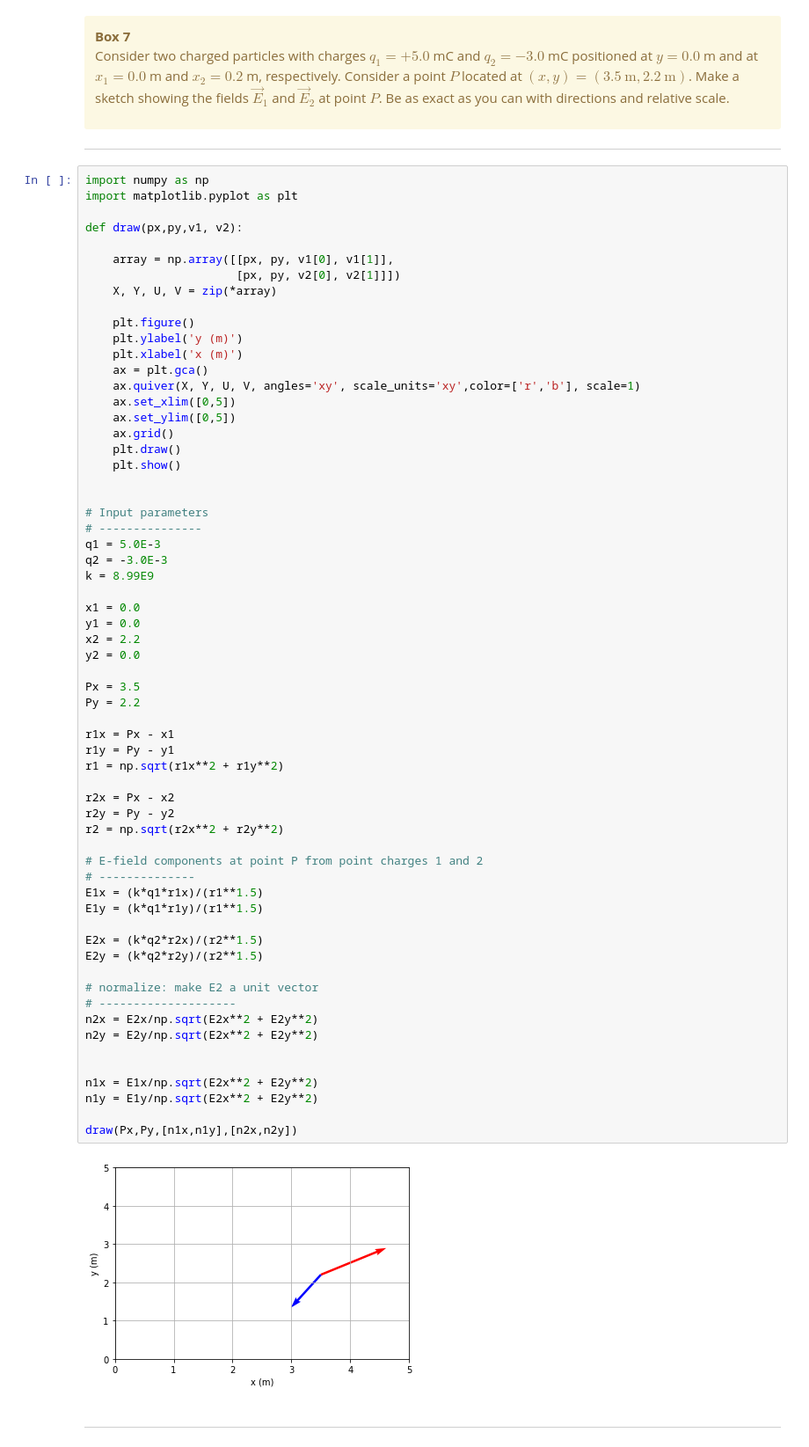
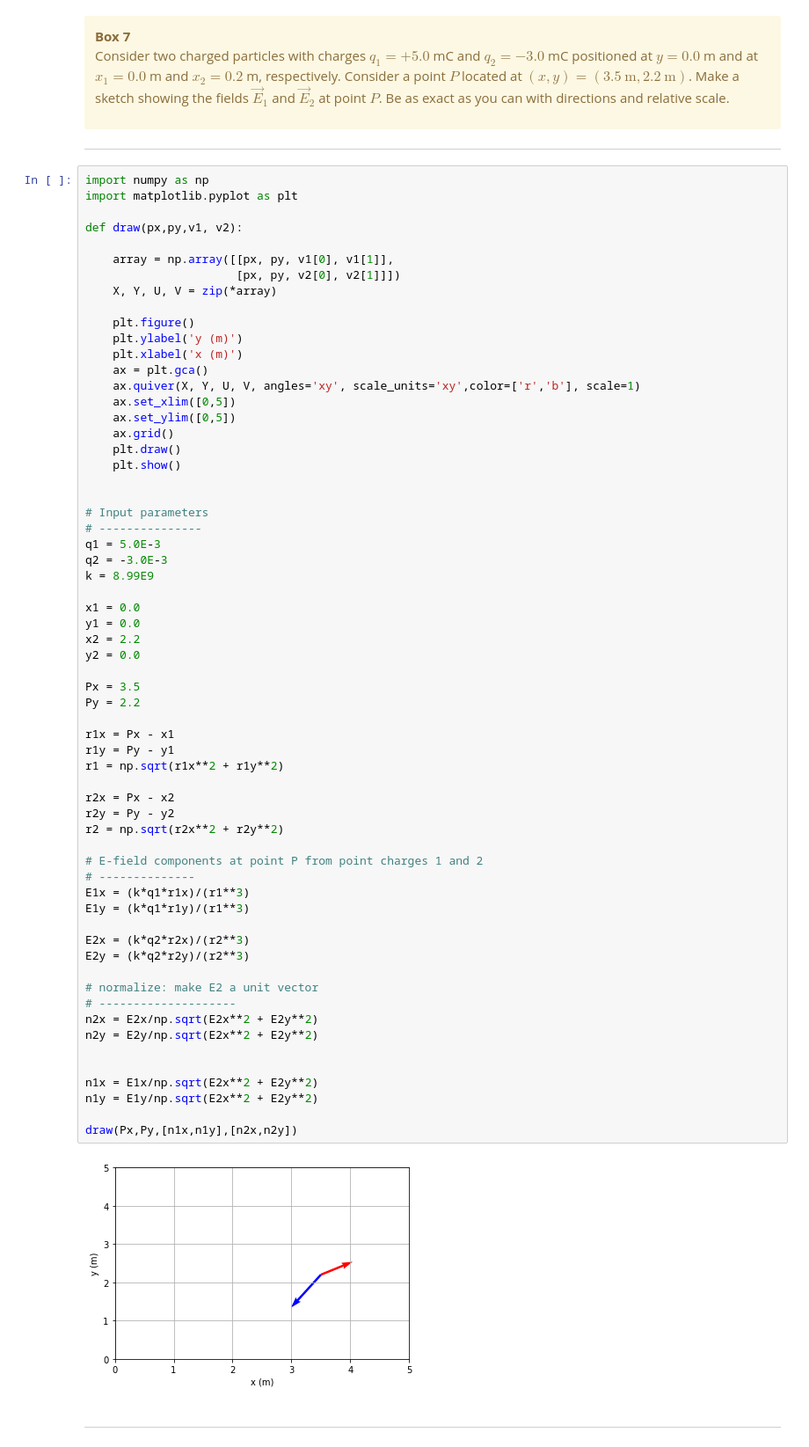
Before and after one commit to Phys-Prof-Nielsen/physics-sphere, a Jupyter notebook: books/university-physics-II-D/_build/jupyter_execute/Module-D1/electric-field.ipynb, the cells around one changed output. Shown at 88% size. Saved outputs shown, nothing was run; the diff lists cells and outputs as text.

```diff
--- a/books/university-physics-II-D/_build/jupyter_execute/Module-D1/electric-field.ipynb
+++ b/books/university-physics-II-D/_build/jupyter_execute/Module-D1/electric-field.ipynb
@@ -332,37 +332,37 @@ x1 = 0.0
 y1 = 0.0
 x2 = 2.2
 y2 = 0.0
 
 Px = 3.5
 Py = 2.2
 
 r1x = Px - x1
 r1y = Py - y1
 r1 = np.sqrt(r1x**2 + r1y**2)
 
 r2x = Px - x2
 r2y = Py - y2
 r2 = np.sqrt(r2x**2 + r2y**2)
 
 # E-field components at point P from point charges 1 and 2
 # --------------
-E1x = (k*q1*r1x)/(r1**1.5)
-E1y = (k*q1*r1y)/(r1**1.5)
+E1x = (k*q1*r1x)/(r1**3)
+E1y = (k*q1*r1y)/(r1**3)
 
-E2x = (k*q2*r2x)/(r2**1.5)
-E2y = (k*q2*r2y)/(r2**1.5)
+E2x = (k*q2*r2x)/(r2**3)
+E2y = (k*q2*r2y)/(r2**3)
 
 # normalize: make E2 a unit vector
 # --------------------
 n2x = E2x/np.sqrt(E2x**2 + E2y**2)
 n2y = E2y/np.sqrt(E2x**2 + E2y**2)
 
 
 n1x = E1x/np.sqrt(E2x**2 + E2y**2)
 n1y = E1y/np.sqrt(E2x**2 + E2y**2)
 
 draw(Px,Py,[n1x,n1y],[n2x,n2y])
 # %% [output]
-[figure, old version]
+[figure, new version]
 # %% [markdown]
 <hr style="height:2px;border-width:0;color:gray;background-color:gray">
```
Also changed, not shown: parts of 2 cells of this notebook, 19 other files.
